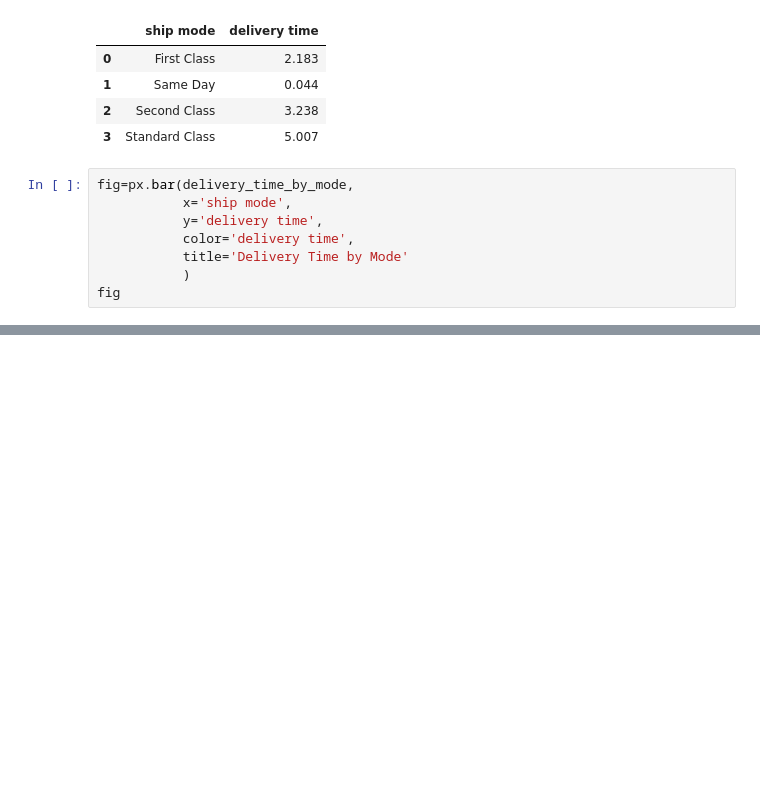
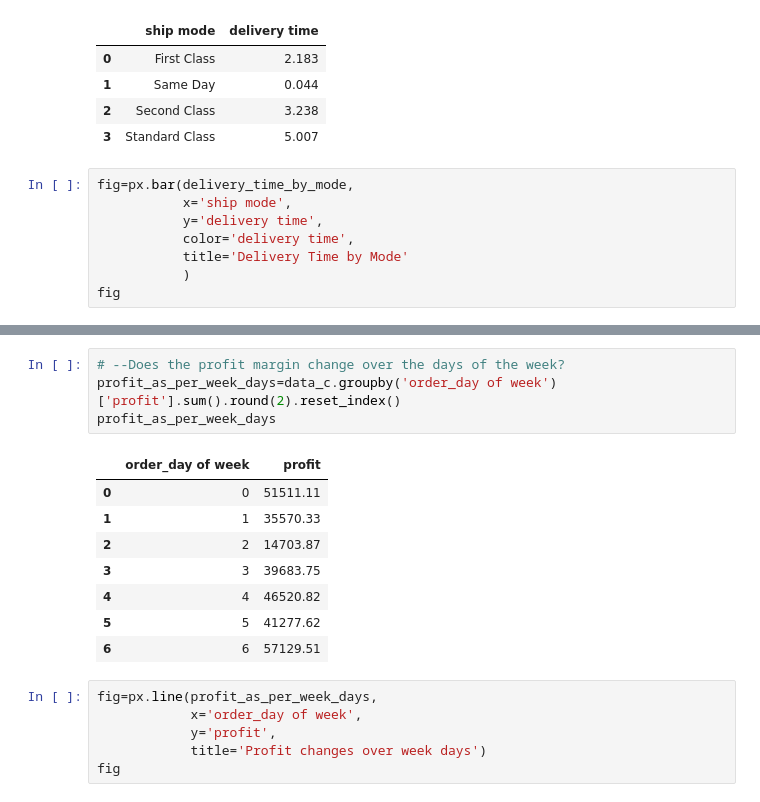
Before and after one commit to Amalgamator04/E-commerce-analysis, a Jupyter notebook: analysis.ipynb, the cells around one changed output, grey strips where cells are left out. Cells and saved outputs as stored; diff of their text form; blank space fills up the shorter version.

```diff
--- a/analysis.ipynb
+++ b/analysis.ipynb
@@ -237,0 +389,19 @@ fig
+# %%
+# --Does the profit margin change over the days of the week?
+profit_as_per_week_days=data_c.groupby('order_day of week')['profit'].sum().round(2).reset_index()
+profit_as_per_week_days
+# %% [output]
+|  | order_day of week | profit |
+| 0 | 0 | 51511.11 |
+| 1 | 1 | 35570.33 |
+| 2 | 2 | 14703.87 |
+| 3 | 3 | 39683.75 |
+| 4 | 4 | 46520.82 |
+| 5 | 5 | 41277.62 |
+| 6 | 6 | 57129.51 |
+# %%
+fig=px.line(profit_as_per_week_days,
+            x='order_day of week',
+            y='profit',
+            title='Profit changes over week days')
+fig
```
Also changed, not shown: parts of 28 cells of this notebook, 3 other files.
